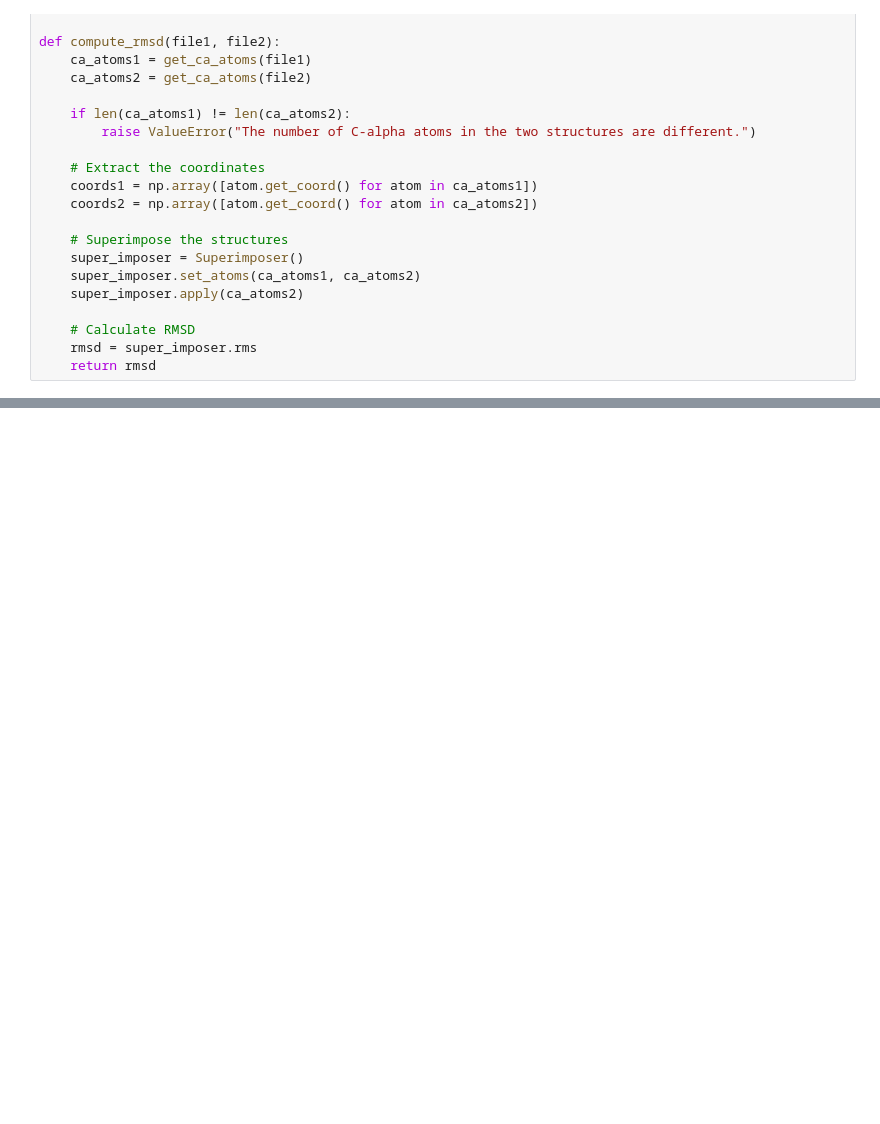
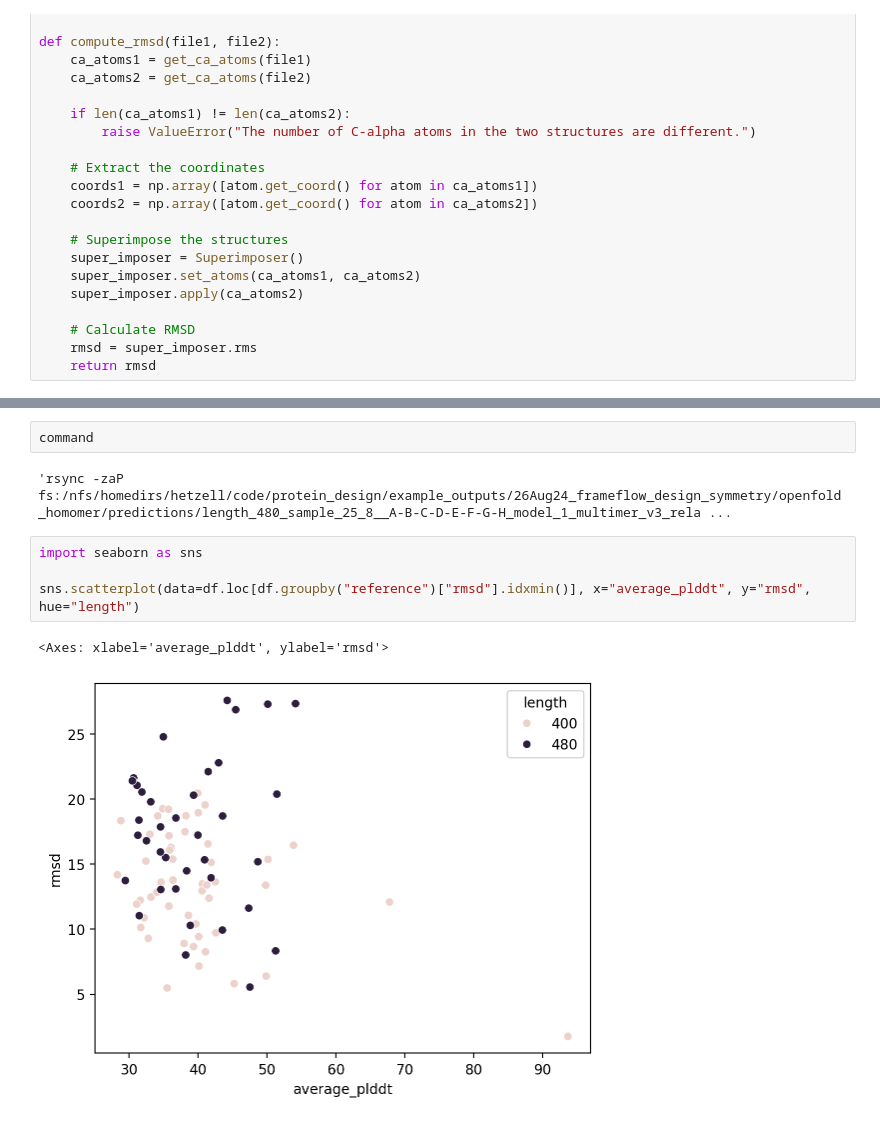
Before and after one commit to theis-lab-protein-design/protein_design, a Jupyter notebook: compute_scores.ipynb, the cells around one changed output, grey strips where cells are left out. Drawn from its saved outputs; the diff is of its cells as text; blank space fills up the shorter version.

```diff
--- a/compute_scores.ipynb
+++ b/compute_scores.ipynb
@@ -93,0 +153,11 @@ df[:20]
+# %%
+command
+# %% [output]
+'rsync -zaP fs:/nfs/homedirs/hetzell/code/protein_design/example_outputs/26Aug24_frameflow_design_symmetry/openfold_homomer/predictions/length_480_sample_25_8__A-B-C-D-E-F-G-H_model_1_multimer_v3_rela ...
+# %%
+import seaborn as sns
+
+sns.scatterplot(data=df.loc[df.groupby("reference")["rmsd"].idxmin()], x="average_plddt", y="rmsd", hue="length")
+# %% [output]
+<Axes: xlabel='average_plddt', ylabel='rmsd'>
+[figure, added]
```
Also changed, not shown: parts of 11 cells of this notebook, 3 other files.
